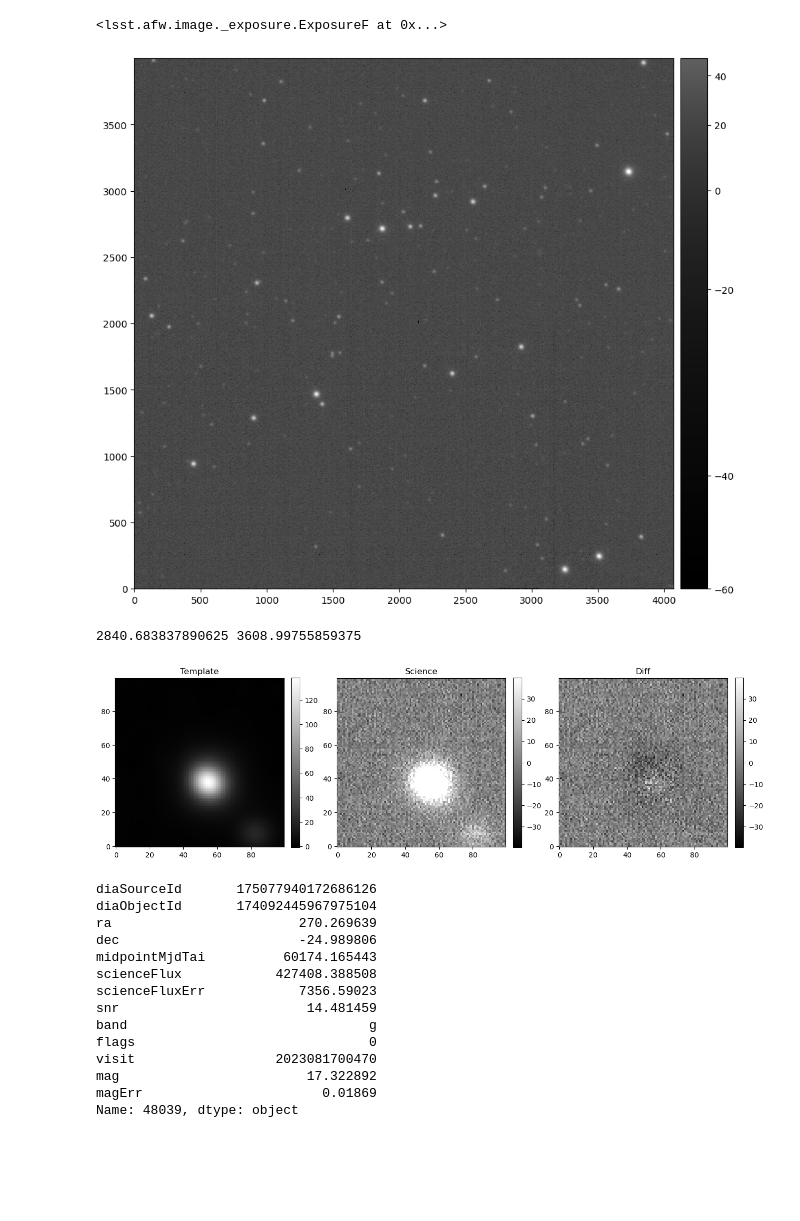
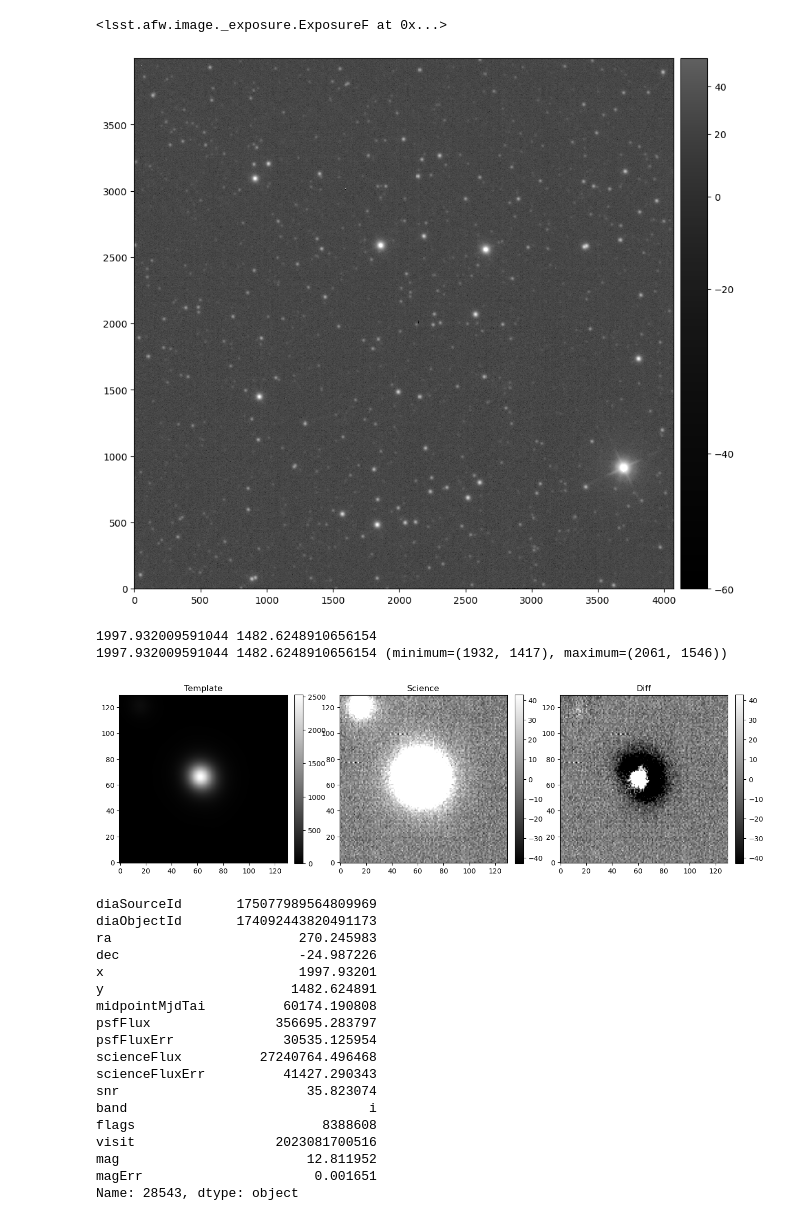
Before and after one commit to lsst-sitcom/notebooks_dia, a Jupyter notebook: use_APDB_for_auxtel.ipynb, the cells around one changed output. Drawn from its saved outputs; the diff is of its cells as text; code cells hidden in the pictures; blank space fills up the shorter version.

```diff
--- a/use_APDB_for_auxtel.ipynb
+++ b/use_APDB_for_auxtel.ipynb
@@ -174,6 +185,7 @@ np.unique(sources['flags'], return_counts=True)
 # %%
 # select only the one where the flag is 0
-sources_cortado = sources_cortado[sources_cortado['flags']==0]
+# that is too conservative; we already did exclude_flagged
+# sources_cortado = sources_cortado[sources_cortado['flags']==0]
 # %%
 # number of observations for each object
 # there must be a better way
@@ -242,0 +270,10 @@ Text(0, 0.5, 'science brightness [mag]')
+# %%
+plt_color_band = ['green', 'red', 'brown']
+for i,band in enumerate(['g', 'r', 'i']):
+    sources_cortado_select_sband = sources_cortado_select[sources_cortado_select['band'] == band]
+
+    plt.errorbar(sources_cortado_select_sband['midpointMjdTai'],sources_cortado_select_sband['mag'],yerr=sources_cortado_select_sband['magErr'],
+                 marker='o', capsize=2, ls='', color = plt_color_band[i])
+
+sources_cortado_select = sources_cortado[sources_cortado['diaObjectId'] ==  array_of_len_sources_20[10][0]]
+sources_cortado_select
@@ -283,7 +342,7 @@ datetime.datetime(2023, 8, 18, 3, 58, 14, 275193)
 deepDiff_differenceExp LATISS/prompt/output-2023-08-17/ApPipe/prompt-proto-service-00011 c8def79d-ab38-47c4-a5d7-dd65cfc0a797    g     LATISS        0 SDSSg_65mm~empty 2023081700470
 # %%
 ap_collection = "LATISS/prompt/output-2023-08-17/ApPipe/prompt-proto-service-00011"
-data_id = {"instrument": "LATISS", "detector": 0, "band": "g", "visit": 2023081700470}
+data_id = {"instrument": "LATISS", "detector": 0, "band": "i", "visit": 2023081700516}
 
 calexp = butler.get("calexp", dataId=data_id, collections=ap_collection)
 diff = butler.get("deepDiff_differenceExp", dataId=data_id, collections=ap_collection)
@@ -305,7 +364,7 @@ display.scale('asinh', 'zscale')
 display.mtv(calexp.image)
 plt.show()
 # %% [output]
-[figure, old version]
+[figure, new version]
 # %%
 def show_cutout_triplet(template, science, diff, x, y, size=30, figsize=(16, 8)):
     """
@@ -316,6 +375,11 @@ def show_cutout_triplet(template, science, diff, x, y, size=30, figsize=(16, 8))
     cutoutSize = geom.ExtentI(size, size)
     bbox = geom.BoxI(xy - cutoutSize // 2, cutoutSize)
 
+    assert template.getDimensions() == science.getDimensions() == diff.getDimensions()
+
+    # clipping to the dimension of the image; prevents clipping outside of the image
+    bbox = bbox.clippedTo(template.getBBox())
+    print(x, y, bbox)
     template_cutout = template.getCutout(bbox)
     science_cutout = science.getCutout(bbox)
     diff_cutout = diff.getCutout(bbox)
@@ -339,10 +407,12 @@ def show_cutout_triplet(template, science, diff, x, y, size=30, figsize=(16, 8))
 # %%
-stamp_size = 100 # pixels.  Size of baseline alert stamp
-x = sources_cortado_select.loc[48039]['x']
-y = sources_cortado_select.loc[48039]['y']
+stamp_size = 30 # pixels.  Size of baseline alert stamp
+stamp_size = 130 # pixels.  Size of baseline alert stamp
+x = sources_cortado_select.loc[28543]['x']
+y = sources_cortado_select.loc[28543]['y']
 
 print(x, y)
 show_cutout_triplet(matched_template, calexp, diff, x, y, size=stamp_size)
 # %% [output]
-2840.683837890625 3608.99755859375
+1997.932009591044 1482.6248910656154
+1997.932009591044 1482.6248910656154 (minimum=(1932, 1417), maximum=(2061, 1546))
-[figure, old version]
+[figure, new version]
@@ -349,17 +421,21 @@ show_cutout_triplet(matched_template, calexp, diff, x, y, size=stamp_size)
 # %%
-sources_cortado_select.loc[48039]
+sources_cortado_select.loc[28543]
 # %% [output]
-diaSourceId       175077940172686126
-diaObjectId       174092445967975104
-ra                        270.269639
-dec                       -24.989806
-midpointMjdTai          60174.165443
-scienceFlux            427408.388508
-scienceFluxErr            7356.59023
-snr                        14.481459
-band                               g
-flags                              0
-visit                  2023081700470
-mag                        17.322892
-magErr                       0.01869
-Name: 48039, dtype: object
+diaSourceId       175077989564809969
+diaObjectId       174092443820491173
+ra                        270.245983
+dec                       -24.987226
+x                         1997.93201
+y                        1482.624891
+midpointMjdTai          60174.190808
+psfFlux                356695.283797
+psfFluxErr              30535.125954
+scienceFlux          27240764.496468
+scienceFluxErr          41427.290343
+snr                        35.823074
+band                               i
+flags                        8388608
+visit                  2023081700516
+mag                        12.811952
+magErr                      0.001651
+Name: 28543, dtype: object
```
Also changed, not shown: parts of 17 cells of this notebook.
